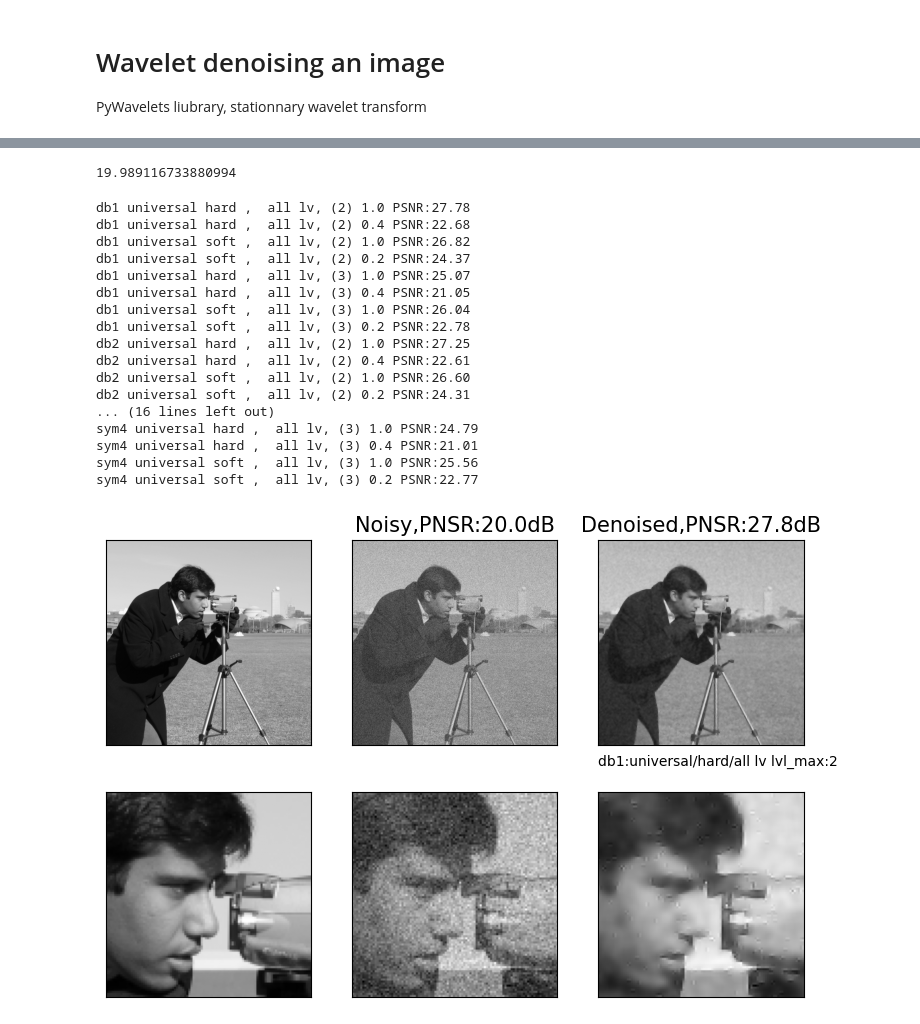
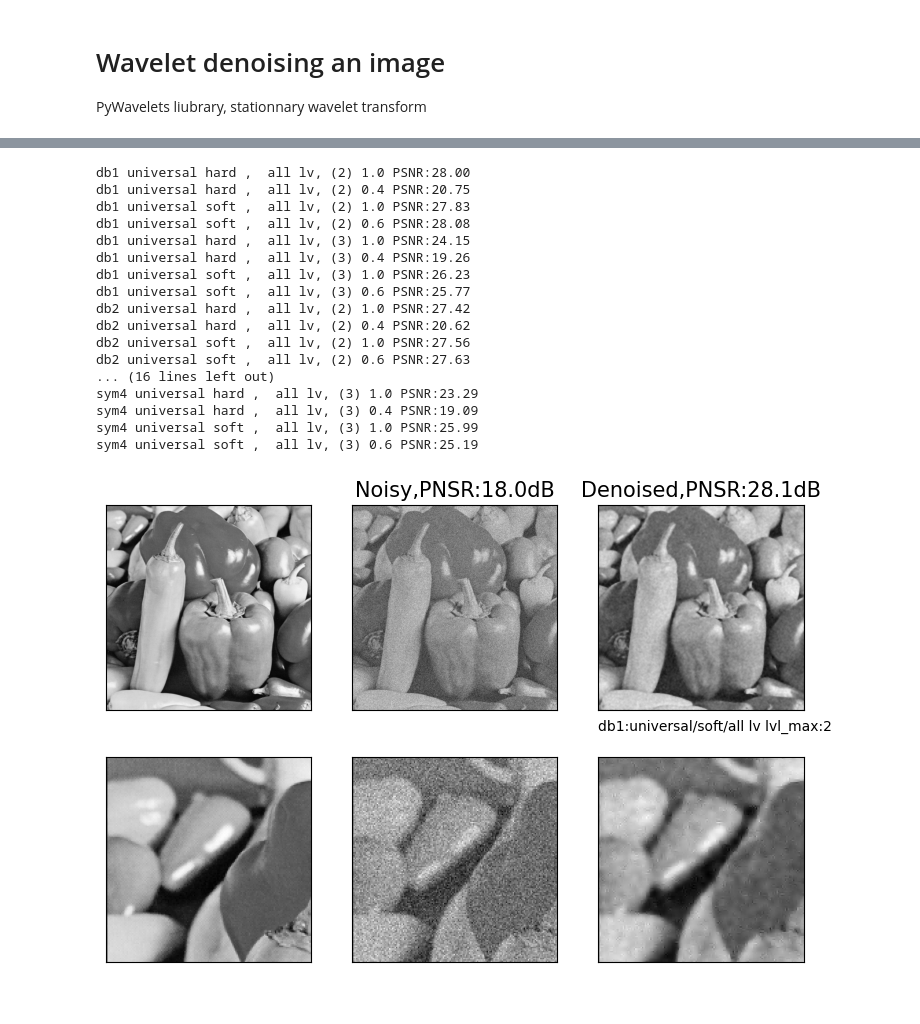
Before and after one commit to saha1972/cours_mallat_cdf, a Jupyter notebook: cours2025/Wavelet_stationnary_image.ipynb, the cells around one changed output, grey strips where cells are left out. Drawn from its saved outputs; the diff is of its cells as text; code cells hidden in the pictures.

```diff
--- a/cours2025/Wavelet_stationnary_image.ipynb
+++ b/cours2025/Wavelet_stationnary_image.ipynb
@@ -35 +41,9 @@ clean=data.astype(np.uint8)
+# %%
+
+from PIL import Image
+import numpy as np
+
+im_frame = Image.open('peppers_512x512_8bits.png')
+clean = np.array(im_frame.getdata()).reshape((512,512)).astype(np.uint8)
+image_max = clean.max()
 # %%
@@ -44,3 +64,4 @@ plt.colorbar();
 # %%
-sigma_corrupt = 0.1*image_max
+sigma_corrupt = 0.14*image_max  # 0.14 for 18dB noise
 noise = rng.normal(scale=sigma_corrupt, size=clean.shape)
+noisy = clean+noise
@@ -58,7 +77,3 @@ def psnr(sig,ref,image_max=255):
-# %%
-psnr(noisy,clean)
-# %% [output]
-19.989116733880994
 # %%
 def Energy(x):
   return np.dot(x, x)
@@ -218,12 +233,12 @@ class Denoising:
 thr_modes=['hard','hard', 'soft','soft']
 methods=4*['universal']
 thr_lbls=4*[False]
-factor_univs=[1.0,0.4,1.0,0.2]
+factor_univs=[1.0,0.4,1.0,0.6]
 
 best_psnr=-1
 best_filtered=None
 best_method=None
-for wave_name in ["db1","db2",'db4','sym4']:
+for wave_name in ["db1","db2",'sym2','sym4']:
   for level_max in [2,3]:
     for i in range(len(methods)):
       wd = Denoising(wavelet=wave_name,
@@ -251,40 +266,40 @@ for wave_name in ["db1","db2",'db4','sym4']:
       print(wave_name,methods[i],"----" if thr_modes[i] is None else thr_modes[i],",lv by lv," if thr_lbls[i]  else ",  all lv,",
           f"({lvl_max})",factor_univs[i],f"PSNR:{psnr_cur:.2f}")
 # %% [output]
-db1 universal hard ,  all lv, (2) 1.0 PSNR:27.78
-db1 universal hard ,  all lv, (2) 0.4 PSNR:22.68
-db1 universal soft ,  all lv, (2) 1.0 PSNR:26.82
-db1 universal soft ,  all lv, (2) 0.2 PSNR:24.37
-db1 universal hard ,  all lv, (3) 1.0 PSNR:25.07
-db1 universal hard ,  all lv, (3) 0.4 PSNR:21.05
-db1 universal soft ,  all lv, (3) 1.0 PSNR:26.04
-db1 universal soft ,  all lv, (3) 0.2 PSNR:22.78
-db2 universal hard ,  all lv, (2) 1.0 PSNR:27.25
-db2 universal hard ,  all lv, (2) 0.4 PSNR:22.61
-db2 universal soft ,  all lv, (2) 1.0 PSNR:26.60
-db2 universal soft ,  all lv, (2) 0.2 PSNR:24.31
+db1 universal hard ,  all lv, (2) 1.0 PSNR:28.00
+db1 universal hard ,  all lv, (2) 0.4 PSNR:20.75
+db1 universal soft ,  all lv, (2) 1.0 PSNR:27.83
+db1 universal soft ,  all lv, (2) 0.6 PSNR:28.08
+db1 universal hard ,  all lv, (3) 1.0 PSNR:24.15
+db1 universal hard ,  all lv, (3) 0.4 PSNR:19.26
+db1 universal soft ,  all lv, (3) 1.0 PSNR:26.23
+db1 universal soft ,  all lv, (3) 0.6 PSNR:25.77
+db2 universal hard ,  all lv, (2) 1.0 PSNR:27.42
+db2 universal hard ,  all lv, (2) 0.4 PSNR:20.62
+db2 universal soft ,  all lv, (2) 1.0 PSNR:27.56
+db2 universal soft ,  all lv, (2) 0.6 PSNR:27.63
 ... (16 lines left out)
-sym4 universal hard ,  all lv, (3) 1.0 PSNR:24.79
-sym4 universal hard ,  all lv, (3) 0.4 PSNR:21.01
-sym4 universal soft ,  all lv, (3) 1.0 PSNR:25.56
-sym4 universal soft ,  all lv, (3) 0.2 PSNR:22.77
+sym4 universal hard ,  all lv, (3) 1.0 PSNR:23.29
+sym4 universal hard ,  all lv, (3) 0.4 PSNR:19.09
+sym4 universal soft ,  all lv, (3) 1.0 PSNR:25.99
+sym4 universal soft ,  all lv, (3) 0.6 PSNR:25.19
 # %%
 fig, axs=plt.subplots(2,3,figsize=(3*3,2*3))
 imgs = [clean,noisy,best_filtered]
 names=["Clean", "Noisy", "Denoised"]
 psnr_all = [None, psnr(noisy,clean), best_psnr]
 for i,img in enumerate(imgs):
   axs[0,i].imshow(img,cmap='gray')
   if names[i] != "Clean":
     axs[0,i].set_title(f'{names[i]},PNSR:{psnr_all[i]:.1f}dB',fontsize=15)
   axs[0,i].axes.xaxis.set_ticks([])
   axs[0,i].axes.yaxis.set_ticks([])
-  axs[1,i].imshow(img[100:200,200:300],cmap='gray')
+  axs[1,i].imshow(img[:150,:150],cmap='gray')
   axs[1,i].axes.xaxis.set_ticks([])
   axs[1,i].axes.yaxis.set_ticks([])
 
 axs[0,2].text(0.,-0.1,best_method,
             backgroundcolor="white", transform=axs[0,2].transAxes,
             fontsize=10);
 # %% [output]
-[figure, old version]
+[figure, new version]
```
Also changed, not shown: parts of 11 cells of this notebook.
